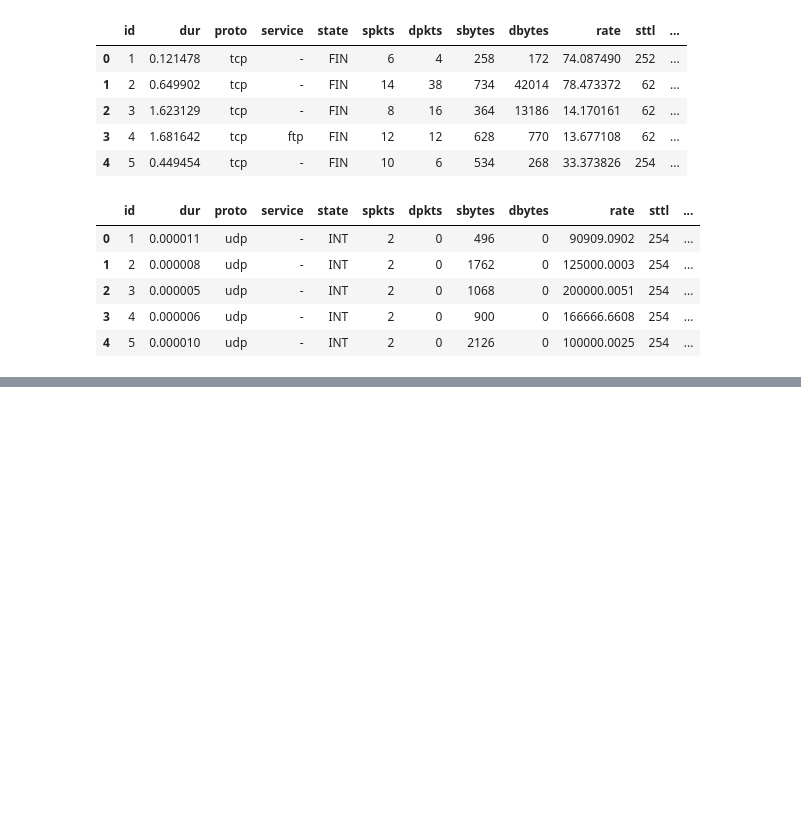
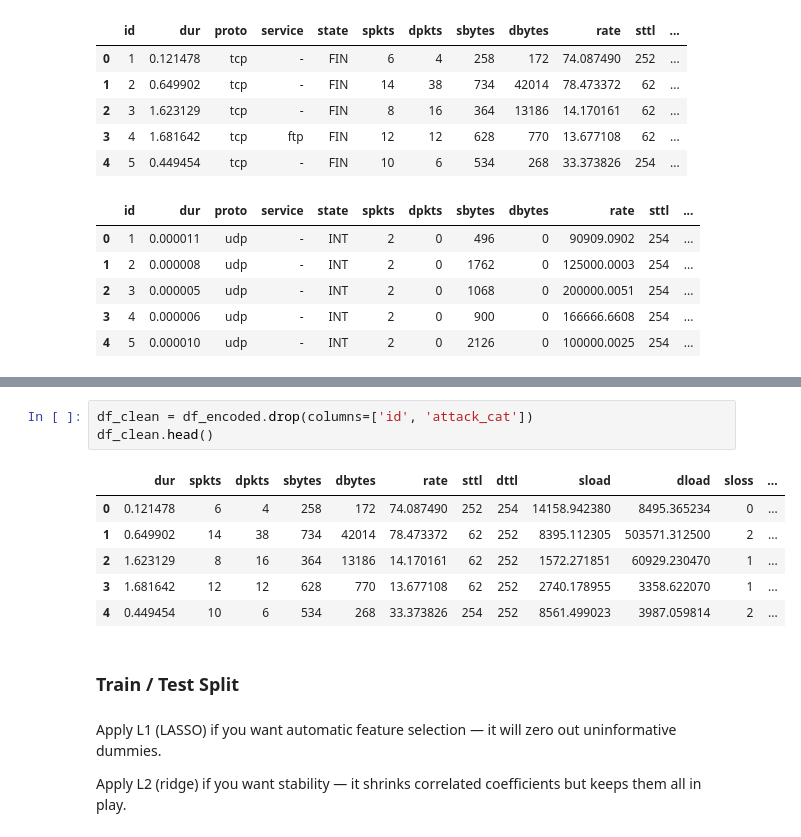
Before and after one commit to BOYSABIO/Machine-Learning-Roadmap, a Jupyter notebook: MACHINE_LEARNING/SUPERVISED_LEARNING/02_CLASSIFICATION/project/notebook/Notebook.ipynb, the cells around one changed output, grey strips where cells are left out. Saved outputs shown, nothing was run; the diff lists cells and outputs as text; blank space fills up the shorter version.

```diff
--- a/MACHINE_LEARNING/SUPERVISED_LEARNING/02_CLASSIFICATION/project/notebook/Notebook.ipynb
+++ b/MACHINE_LEARNING/SUPERVISED_LEARNING/02_CLASSIFICATION/project/notebook/Notebook.ipynb
@@ -41,0 +95,16 @@ display(test.head())
+# %%
+df_clean = df_encoded.drop(columns=['id', 'attack_cat'])
+df_clean.head()
+# %% [output]
+|  | dur | spkts | dpkts | sbytes | dbytes | rate | sttl | dttl | sload | dload | sloss | ... |
+| 0 | 0.121478 | 6 | 4 | 258 | 172 | 74.087490 | 252 | 254 | 14158.942380 | 8495.365234 | 0 | ... |
+| 1 | 0.649902 | 14 | 38 | 734 | 42014 | 78.473372 | 62 | 252 | 8395.112305 | 503571.312500 | 2 | ... |
+| 2 | 1.623129 | 8 | 16 | 364 | 13186 | 14.170161 | 62 | 252 | 1572.271851 | 60929.230470 | 1 | ... |
+| 3 | 1.681642 | 12 | 12 | 628 | 770 | 13.677108 | 62 | 252 | 2740.178955 | 3358.622070 | 1 | ... |
+| 4 | 0.449454 | 10 | 6 | 534 | 268 | 33.373826 | 254 | 252 | 8561.499023 | 3987.059814 | 2 | ... |
+# %% [markdown]
+### Train / Test Split
+# %% [markdown]
+Apply L1 (LASSO) if you want automatic feature selection — it will zero out uninformative dummies.
+
+Apply L2 (ridge) if you want stability — it shrinks correlated coefficients but keeps them all in play.
```
Also changed, not shown: parts of 19 cells of this notebook.
